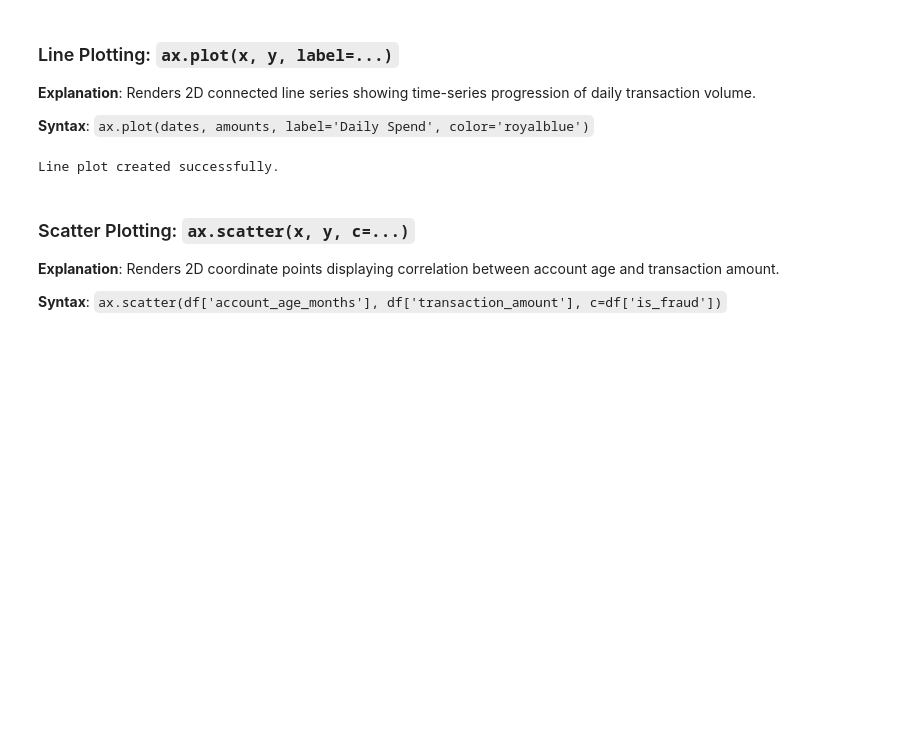
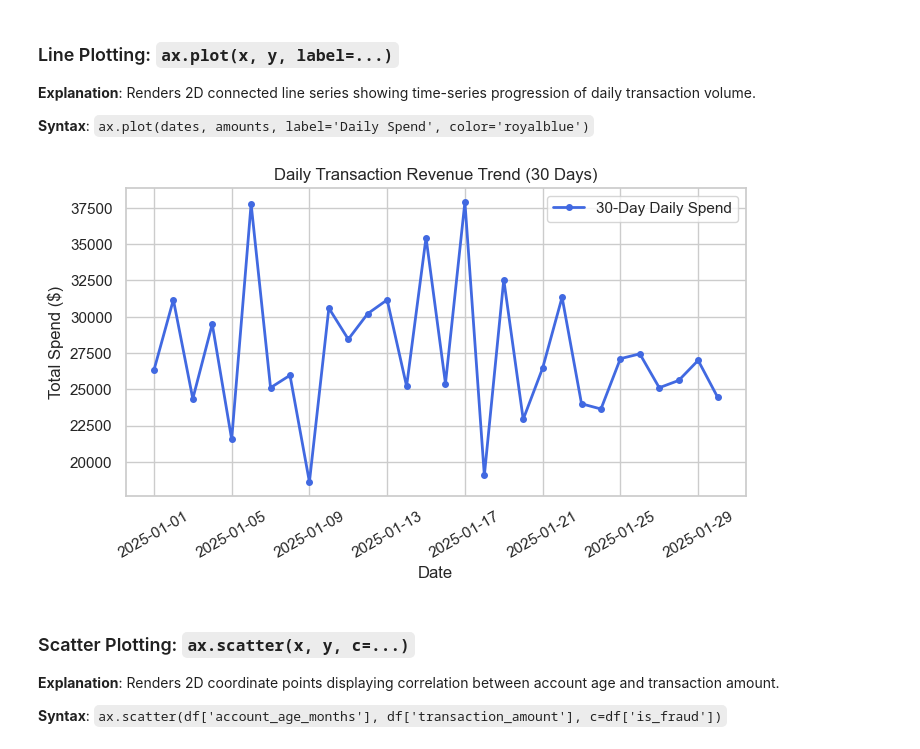
Before and after one commit to iankurbhatt/investigate-pandas, a Jupyter notebook: investigate_data_visualization/matplotlib_foundations_architecture.ipynb, the cells around one changed output. Drawn from its saved outputs; the diff is of its cells as text; code cells hidden in the pictures; blank space fills up the shorter version.

```diff
--- a/investigate_data_visualization/matplotlib_foundations_architecture.ipynb
+++ b/investigate_data_visualization/matplotlib_foundations_architecture.ipynb
@@ -72,13 +75,16 @@ Top-level Figure instance: Figure(600x300)
 **Syntax**: `ax.plot(dates, amounts, label='Daily Spend', color='royalblue')`
 # %%
 daily_trend = df.set_index('transaction_date').resample('D')['transaction_amount'].sum().head(30)
-fig, ax = plt.subplots(figsize=(8, 3))
-ax.plot(daily_trend.index, daily_trend.values, label='30-Day Daily Spend', color='royalblue', lw=2)
+fig, ax = plt.subplots(figsize=(8, 4))
+ax.plot(daily_trend.index, daily_trend.values, label='30-Day Daily Spend', color='royalblue', lw=2, marker='o', markersize=4)
+ax.set_title('Daily Transaction Revenue Trend (30 Days)')
+ax.set_xlabel('Date')
+ax.set_ylabel('Total Spend ($)')
 ax.legend()
-plt.close(fig)
-print('Line plot created successfully.')
+plt.xticks(rotation=30)
+plt.show()
 # %% [output]
-Line plot created successfully.
+[figure, added]
 # %% [markdown]
 ### Scatter Plotting: `ax.scatter(x, y, c=...)`
 **Explanation**: Renders 2D coordinate points displaying correlation between account age and transaction amount.
```
Also changed, not shown: parts of 22 cells of this notebook, 9 other files.
